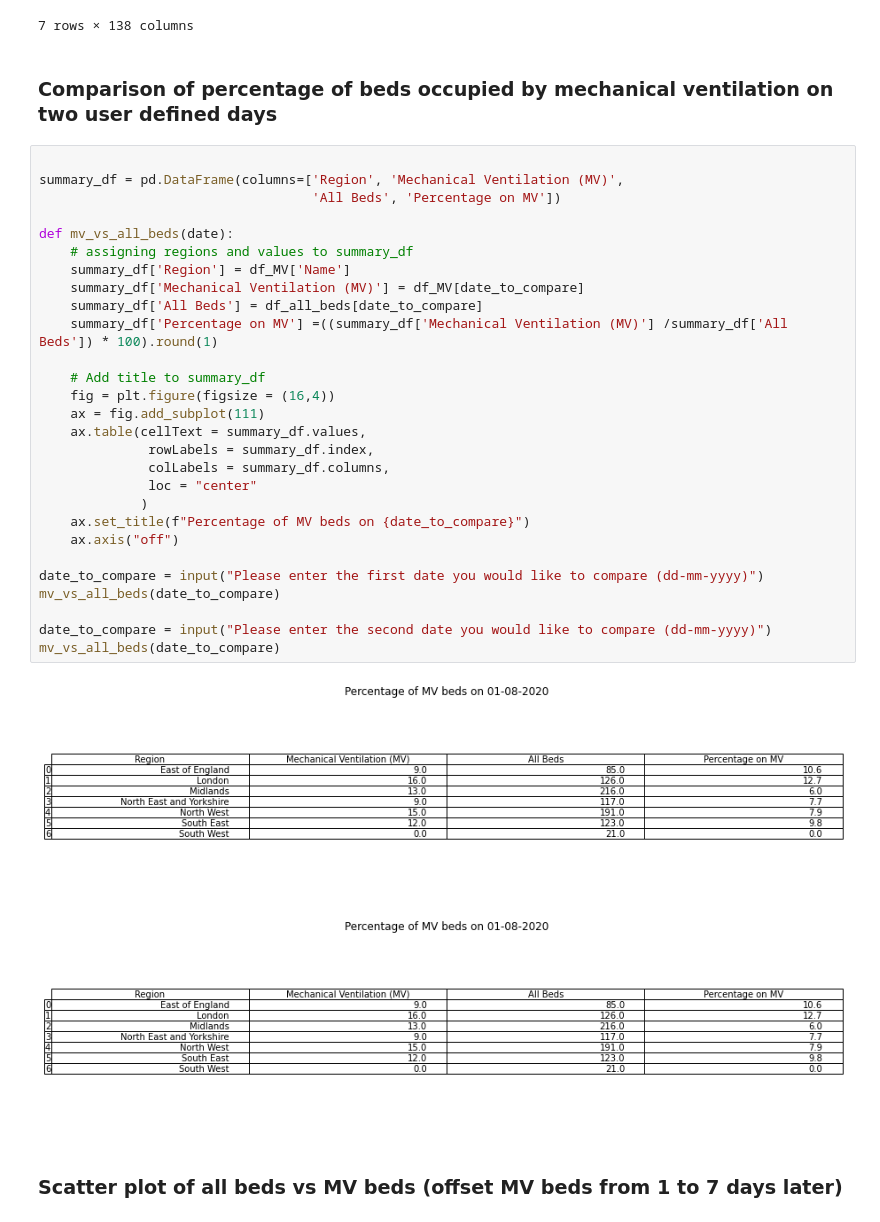
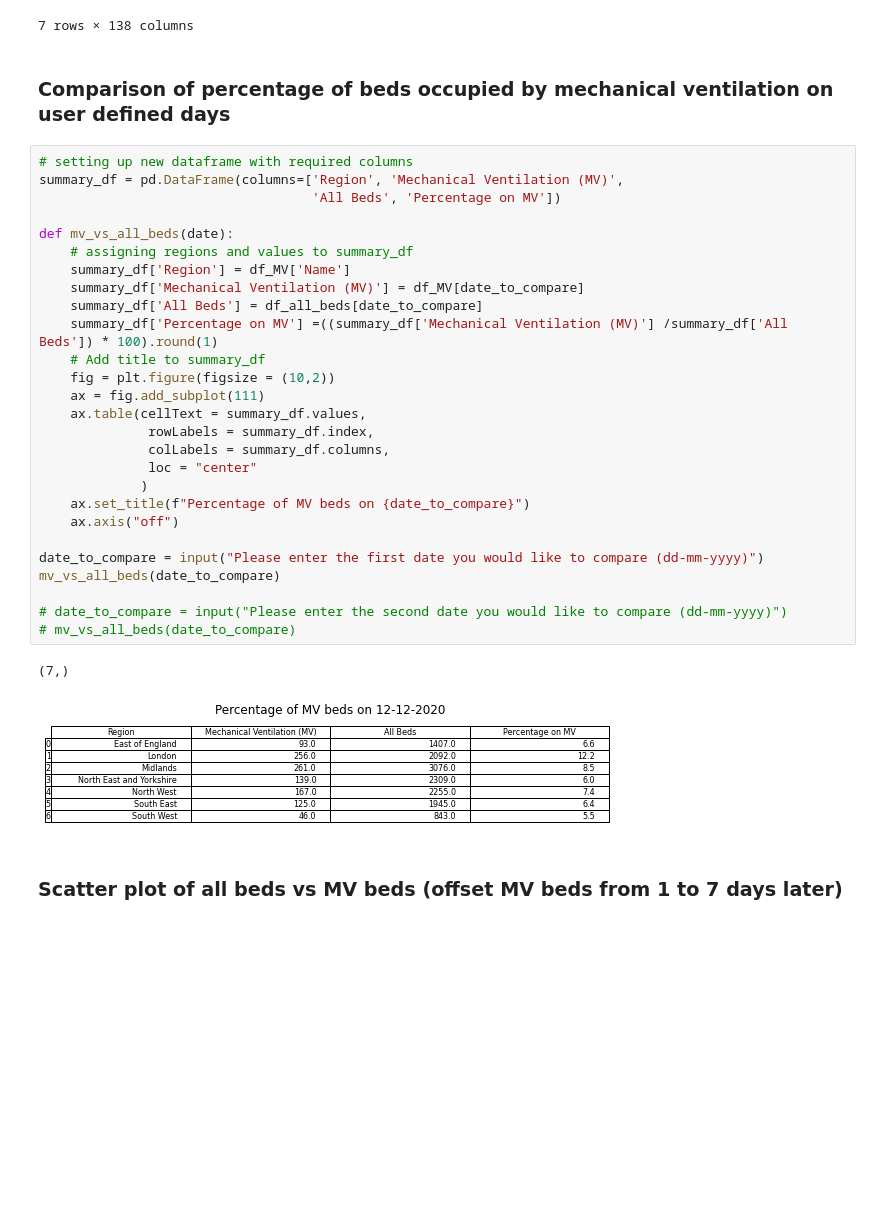
Before and after one commit to IvanSparrow71/Data_Science_Mini_Project, a Jupyter notebook: Percentage_on_MV.ipynb, the cells around one changed output. Cells and saved outputs as stored; diff of their text form; blank space fills up the shorter version.

```diff
--- a/Percentage_on_MV.ipynb
+++ b/Percentage_on_MV.ipynb
@@ -100,38 +94,37 @@ df_MV
 | 6 | South West | 0.0 | 0.0 | 0.0 | 0.0 | 0.0 | 0.0 | 0.0 | ... |
 7 rows × 138 columns
 # %% [markdown]
-### Comparison of percentage of beds occupied by mechanical ventilation on two user defined days
+### Comparison of percentage of beds occupied by mechanical ventilation on user defined days
 # %%
-
+# setting up new dataframe with required columns
 summary_df = pd.DataFrame(columns=['Region', 'Mechanical Ventilation (MV)',
                                    'All Beds', 'Percentage on MV'])
 
 def mv_vs_all_beds(date):
     # assigning regions and values to summary_df
     summary_df['Region'] = df_MV['Name']
     summary_df['Mechanical Ventilation (MV)'] = df_MV[date_to_compare]
     summary_df['All Beds'] = df_all_beds[date_to_compare]
     summary_df['Percentage on MV'] =((summary_df['Mechanical Ventilation (MV)'] /summary_df['All Beds']) * 100).round(1)
-
     # Add title to summary_df
-    fig = plt.figure(figsize = (16,4))
+    fig = plt.figure(figsize = (10,2))
     ax = fig.add_subplot(111)
     ax.table(cellText = summary_df.values,
               rowLabels = summary_df.index,
               colLabels = summary_df.columns,
               loc = "center"
              )
     ax.set_title(f"Percentage of MV beds on {date_to_compare}")
     ax.axis("off")
 
 date_to_compare = input("Please enter the first date you would like to compare (dd-mm-yyyy)")
 mv_vs_all_beds(date_to_compare)
 
-date_to_compare = input("Please enter the second date you would like to compare (dd-mm-yyyy)")
-mv_vs_all_beds(date_to_compare)
+# date_to_compare = input("Please enter the second date you would like to compare (dd-mm-yyyy)")
+# mv_vs_all_beds(date_to_compare)
 # %% [output]
+(7,)
-[figure, old version]
+[figure, new version]
-[figure, removed]
 # %% [markdown]
 ### Scatter plot of all beds vs MV beds (offset MV beds from 1 to 7 days later)
 # %%
```
Also changed, not shown: parts of 4 cells of this notebook, 1 other file.
